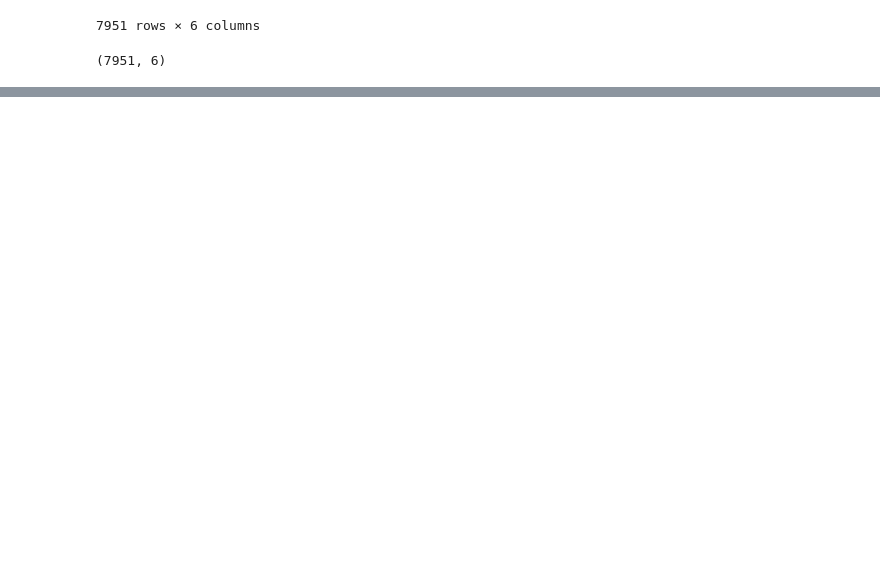
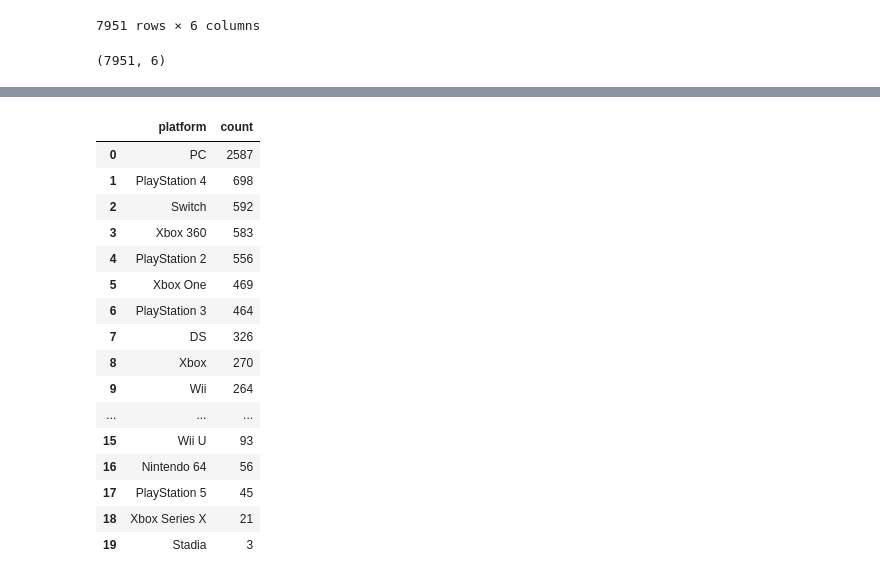
Before and after one commit to HopeHodges99/Videogame-Project, a Jupyter notebook: PreRecProjecg.ipynb, the cells around one changed output, grey strips where cells are left out. Saved outputs shown, nothing was run; the diff lists cells and outputs as text; code cells hidden in the pictures; blank space fills up the shorter version.

```diff
--- a/PreRecProjecg.ipynb
+++ b/PreRecProjecg.ipynb
@@ -156,0 +164,22 @@ Df5.shape
+# %%
+gpc = Df5['platform'].value_counts().reset_index()
+gpc.columns = ['platform', 'count']
+gpc
+# %% [output]
+|  | platform | count |
+| 0 | PC | 2587 |
+| 1 | PlayStation 4 | 698 |
+| 2 | Switch | 592 |
+| 3 | Xbox 360 | 583 |
+| 4 | PlayStation 2 | 556 |
+| 5 | Xbox One | 469 |
+| 6 | PlayStation 3 | 464 |
+| 7 | DS | 326 |
+| 8 | Xbox | 270 |
+| 9 | Wii | 264 |
+| ... | ... | ... |
+| 15 | Wii U | 93 |
+| 16 | Nintendo 64 | 56 |
+| 17 | PlayStation 5 | 45 |
+| 18 | Xbox Series X | 21 |
+| 19 | Stadia | 3 |
```
Also changed, not shown: parts of 11 cells of this notebook.
